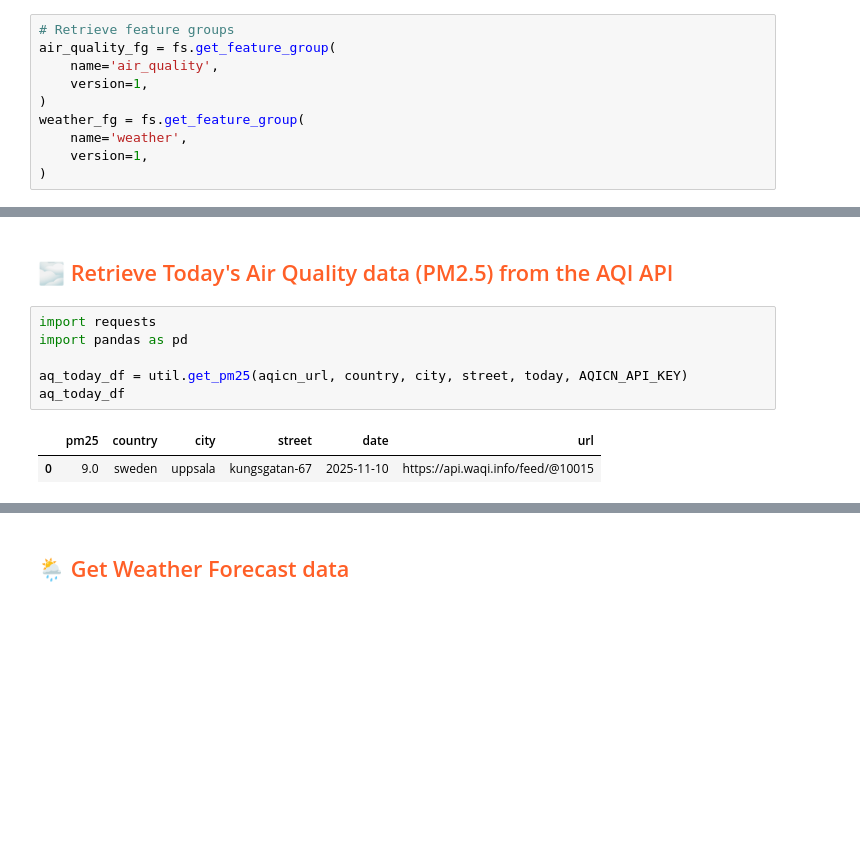
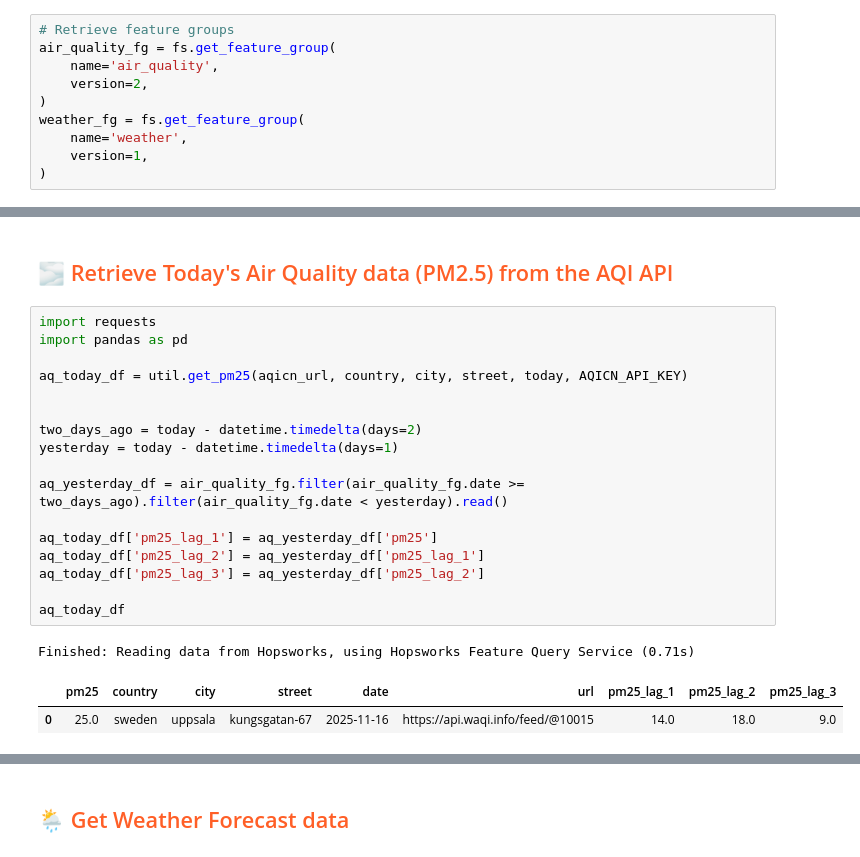
Before and after one commit to jacobb260/mlfs-book, a Jupyter notebook: notebooks/airquality/2_air_quality_feature_pipeline.ipynb, the cells around one changed output, grey strips where cells are left out. Drawn from its saved outputs; the diff is of its cells as text; blank space fills up the shorter version.

```diff
--- a/notebooks/airquality/2_air_quality_feature_pipeline.ipynb
+++ b/notebooks/airquality/2_air_quality_feature_pipeline.ipynb
@@ -108,7 +110,7 @@ Logged in to project, explore it here https://c.app.hopsworks.ai:443/p/1272020
 # Retrieve feature groups
 air_quality_fg = fs.get_feature_group(
     name='air_quality',
-    version=1,
+    version=2,
 )
 weather_fg = fs.get_feature_group(
     name='weather',
@@ -121,12 +123,24 @@ weather_fg = fs.get_feature_group(
 # %%
 import requests
 import pandas as pd
 
 aq_today_df = util.get_pm25(aqicn_url, country, city, street, today, AQICN_API_KEY)
+
+
+two_days_ago = today - datetime.timedelta(days=2)
+yesterday = today - datetime.timedelta(days=1)
+
+aq_yesterday_df = air_quality_fg.filter(air_quality_fg.date >= two_days_ago).filter(air_quality_fg.date < yesterday).read()
+
+aq_today_df['pm25_lag_1'] = aq_yesterday_df['pm25']
+aq_today_df['pm25_lag_2'] = aq_yesterday_df['pm25_lag_1']
+aq_today_df['pm25_lag_3'] = aq_yesterday_df['pm25_lag_2']
+
 aq_today_df
 # %% [output]
+Finished: Reading data from Hopsworks, using Hopsworks Feature Query Service (0.71s)
-|  | pm25 | country | city | street | date | url |
-| 0 | 9.0 | sweden | uppsala | kungsgatan-67 | 2025-11-10 | https://api.waqi.info/feed/@10015 |
+|  | pm25 | country | city | street | date | url | pm25_lag_1 | pm25_lag_2 | pm25_lag_3 |
+| 0 | 25.0 | sweden | uppsala | kungsgatan-67 | 2025-11-16 | https://api.waqi.info/feed/@10015 | 14.0 | 18.0 | 9.0 |
 # %%
 aq_today_df.info()
 # %% [output]
```
Also changed, not shown: parts of 5 cells of this notebook, 7 other files.
